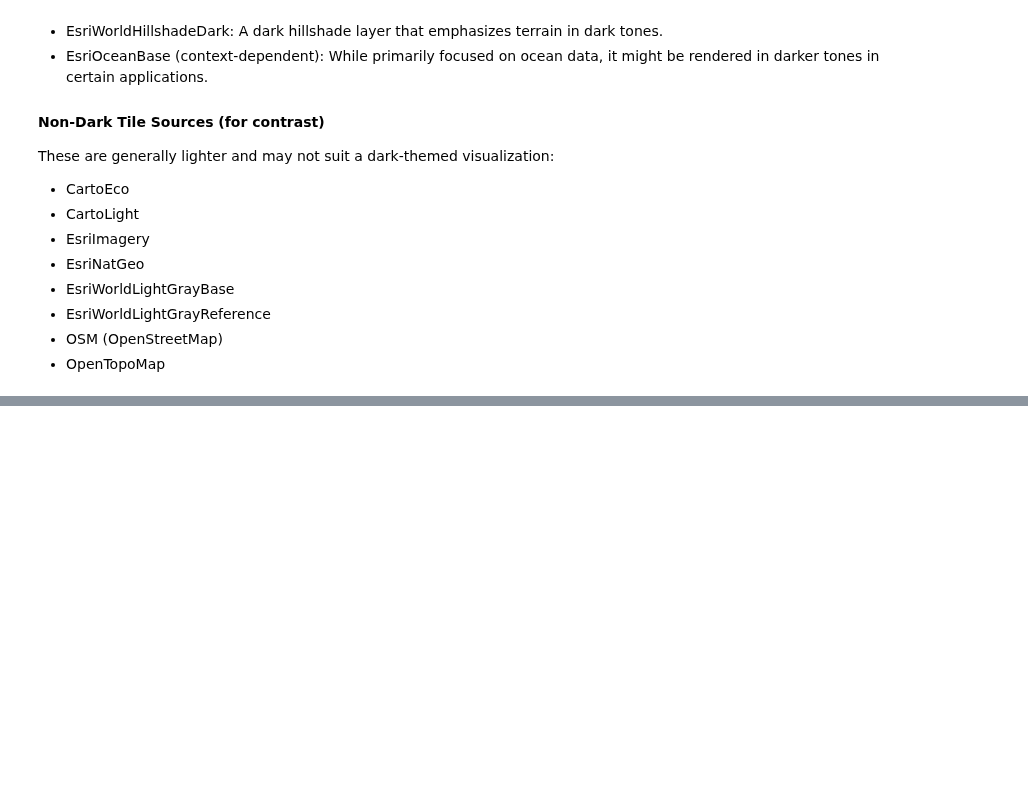
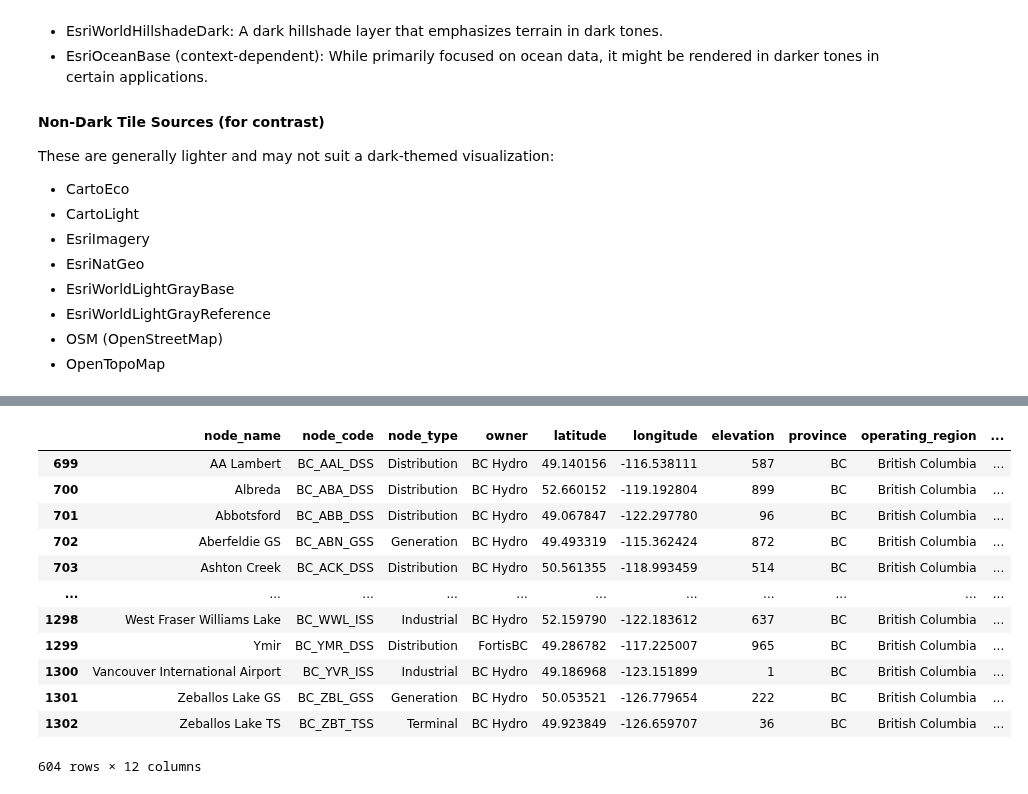
Before and after one commit to DeltaE/RESource, a Jupyter notebook: Store.ipynb, the cells around one changed output, grey strips where cells are left out. Cells and saved outputs as stored; diff of their text form; code cells hidden in the pictures; blank space fills up the shorter version.

```diff
--- a/Store.ipynb
+++ b/Store.ipynb
@@ -180,3 +81,21 @@ cells_c.columns
+# %%
+grid_nodes=datahandler.from_store('substations')
+# %%
+grid_nodes
+# %% [output]
+|  | node_name | node_code | node_type | owner | latitude | longitude | elevation | province | operating_region | ... |
+| 699 | AA Lambert | BC_AAL_DSS | Distribution | BC Hydro | 49.140156 | -116.538111 | 587 | BC | British Columbia | ... |
+| 700 | Albreda | BC_ABA_DSS | Distribution | BC Hydro | 52.660152 | -119.192804 | 899 | BC | British Columbia | ... |
+| 701 | Abbotsford | BC_ABB_DSS | Distribution | BC Hydro | 49.067847 | -122.297780 | 96 | BC | British Columbia | ... |
+| 702 | Aberfeldie GS | BC_ABN_GSS | Generation | BC Hydro | 49.493319 | -115.362424 | 872 | BC | British Columbia | ... |
+| 703 | Ashton Creek | BC_ACK_DSS | Distribution | BC Hydro | 50.561355 | -118.993459 | 514 | BC | British Columbia | ... |
+| ... | ... | ... | ... | ... | ... | ... | ... | ... | ... | ... |
+| 1298 | West Fraser Williams Lake | BC_WWL_ISS | Industrial | BC Hydro | 52.159790 | -122.183612 | 637 | BC | British Columbia | ... |
+| 1299 | Ymir | BC_YMR_DSS | Distribution | FortisBC | 49.286782 | -117.225007 | 965 | BC | British Columbia | ... |
+| 1300 | Vancouver International Airport | BC_YVR_ISS | Industrial | BC Hydro | 49.186968 | -123.151899 | 1 | BC | British Columbia | ... |
+| 1301 | Zeballos Lake GS | BC_ZBL_GSS | Generation | BC Hydro | 50.053521 | -126.779654 | 222 | BC | British Columbia | ... |
+| 1302 | Zeballos Lake TS | BC_ZBT_TSS | Terminal | BC Hydro | 49.923849 | -126.659707 | 36 | BC | British Columbia | ... |
+604 rows × 12 columns
 # %%
 import hvplot.pandas
 import holoviews as hv
```
Also changed, not shown: parts of 11 cells of this notebook, 11 other files.
